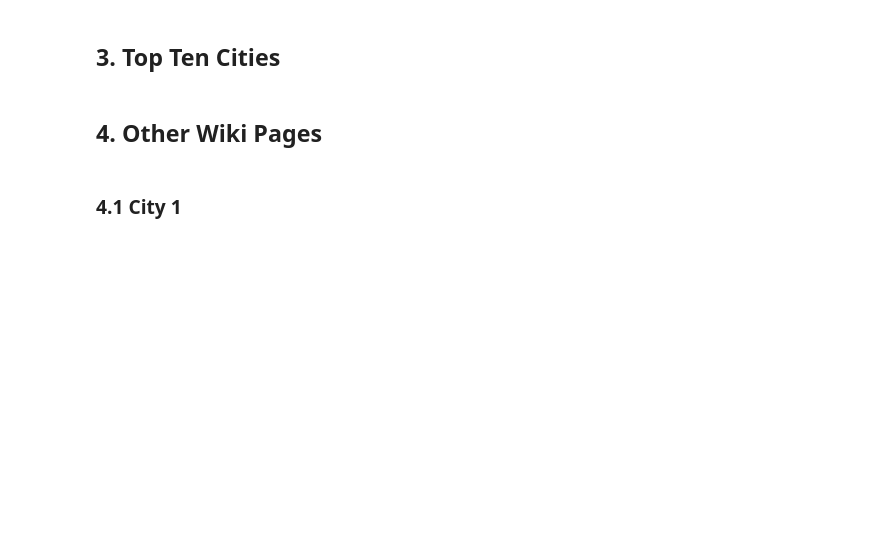
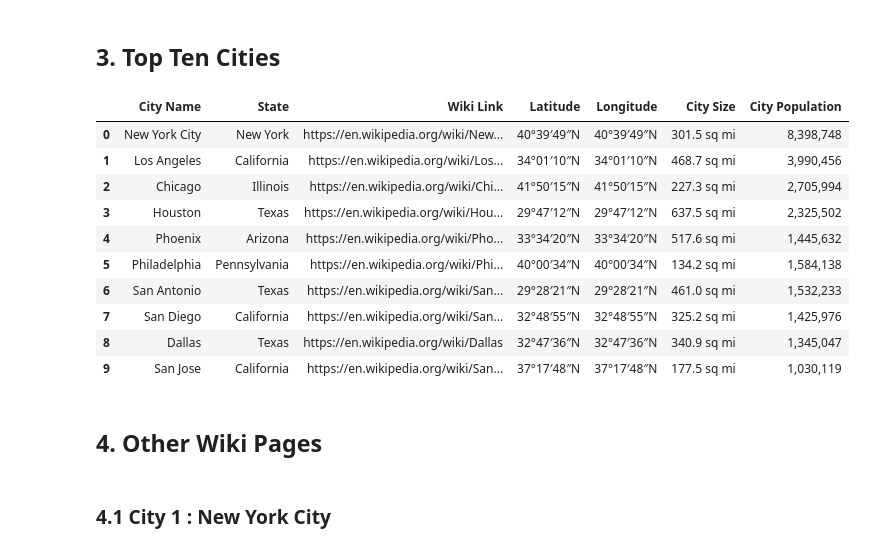
Before and after one commit to rpatel1291/Assessments, a Jupyter notebook: Topos/Data Engineering Internship Assessment.ipynb, the cells around one changed output. Cells and saved outputs as stored; diff of their text form; code cells hidden in the pictures; blank space fills up the shorter version.

```diff
--- a/Topos/Data Engineering Internship Assessment.ipynb
+++ b/Topos/Data Engineering Internship Assessment.ipynb
@@ -250,6 +250,35 @@ top_city_latitude = city_latitude[0:10]
 top_city_longitude = city_longitude[0:10]
 top_city_size = city_size[0:10]
 top_city_population = city_population[0:10]
+# %%
+import pandas as pd
+top_city_table = pd.DataFrame()
+# %%
+top_city_table['City ID'] = top_city
+top_city_table['City Name'] = top_city_name
+top_city_table['State'] = top_city_state
+top_city_table['Wiki Link'] = top_city_wiki_link
+top_city_table['Latitude'] = top_city_latitude
+top_city_table['Longitude'] = top_city_latitude
+top_city_table['City Size'] = top_city_size
+top_city_table['City Population'] = top_city_population
+# %%
+top_city_table['Wiki Link'][4]="https://en.wikipedia.org/wiki/Phoenix,_Arizona"
+top_city_table['Wiki Link'][9] = 'https://en.wikipedia.org/wiki/San_Jose,_California'
+# %%
+top_city_table
+# %% [output]
+|  | City Name | State | Wiki Link | Latitude | Longitude | City Size | City Population |
+| 0 | New York City | New York | https://en.wikipedia.org/wiki/New... | 40°39′49″N | 40°39′49″N | 301.5 sq mi | 8,398,748 |
+| 1 | Los Angeles | California | https://en.wikipedia.org/wiki/Los... | 34°01′10″N | 34°01′10″N | 468.7 sq mi | 3,990,456 |
+| 2 | Chicago | Illinois | https://en.wikipedia.org/wiki/Chi... | 41°50′15″N | 41°50′15″N | 227.3 sq mi | 2,705,994 |
+| 3 | Houston | Texas | https://en.wikipedia.org/wiki/Hou... | 29°47′12″N | 29°47′12″N | 637.5 sq mi | 2,325,502 |
+| 4 | Phoenix | Arizona | https://en.wikipedia.org/wiki/Pho... | 33°34′20″N | 33°34′20″N | 517.6 sq mi | 1,445,632 |
+| 5 | Philadelphia | Pennsylvania | https://en.wikipedia.org/wiki/Phi... | 40°00′34″N | 40°00′34″N | 134.2 sq mi | 1,584,138 |
+| 6 | San Antonio | Texas | https://en.wikipedia.org/wiki/San... | 29°28′21″N | 29°28′21″N | 461.0 sq mi | 1,532,233 |
+| 7 | San Diego | California | https://en.wikipedia.org/wiki/San... | 32°48′55″N | 32°48′55″N | 325.2 sq mi | 1,425,976 |
+| 8 | Dallas | Texas | https://en.wikipedia.org/wiki/Dallas | 32°47′36″N | 32°47′36″N | 340.9 sq mi | 1,345,047 |
+| 9 | San Jose | California | https://en.wikipedia.org/wiki/San... | 37°17′48″N | 37°17′48″N | 177.5 sq mi | 1,030,119 |
 # %% [markdown]
 ## 4. Other Wiki Pages
 # %%
@@ -261,4 +290,4 @@ def getPageHTML(url = ''):
 
     return sel_soup
 # %% [markdown]
-### 4.1 City 1
+### 4.1 City 1 : New York City
```
Also changed, not shown: parts of 50 cells of this notebook, 1 other file.
